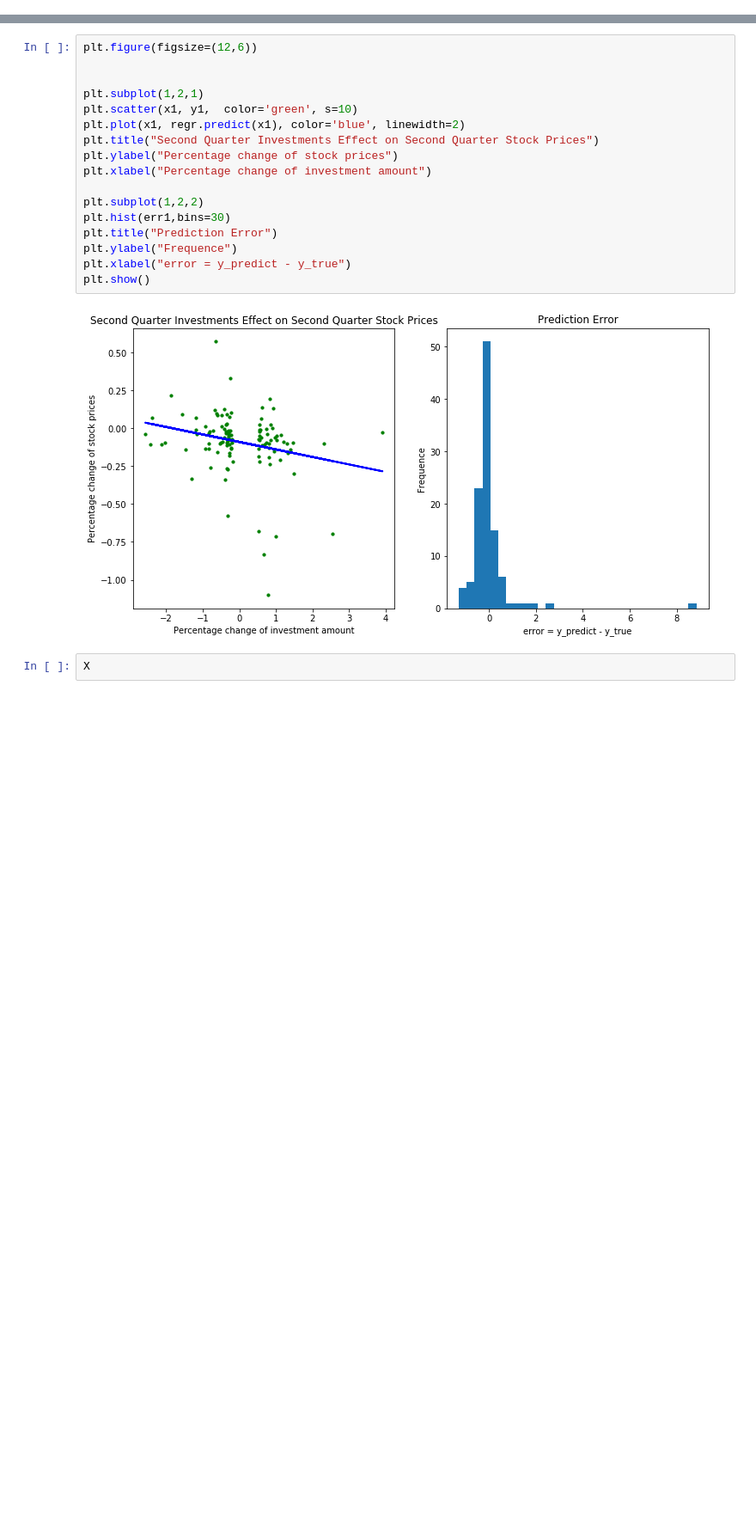
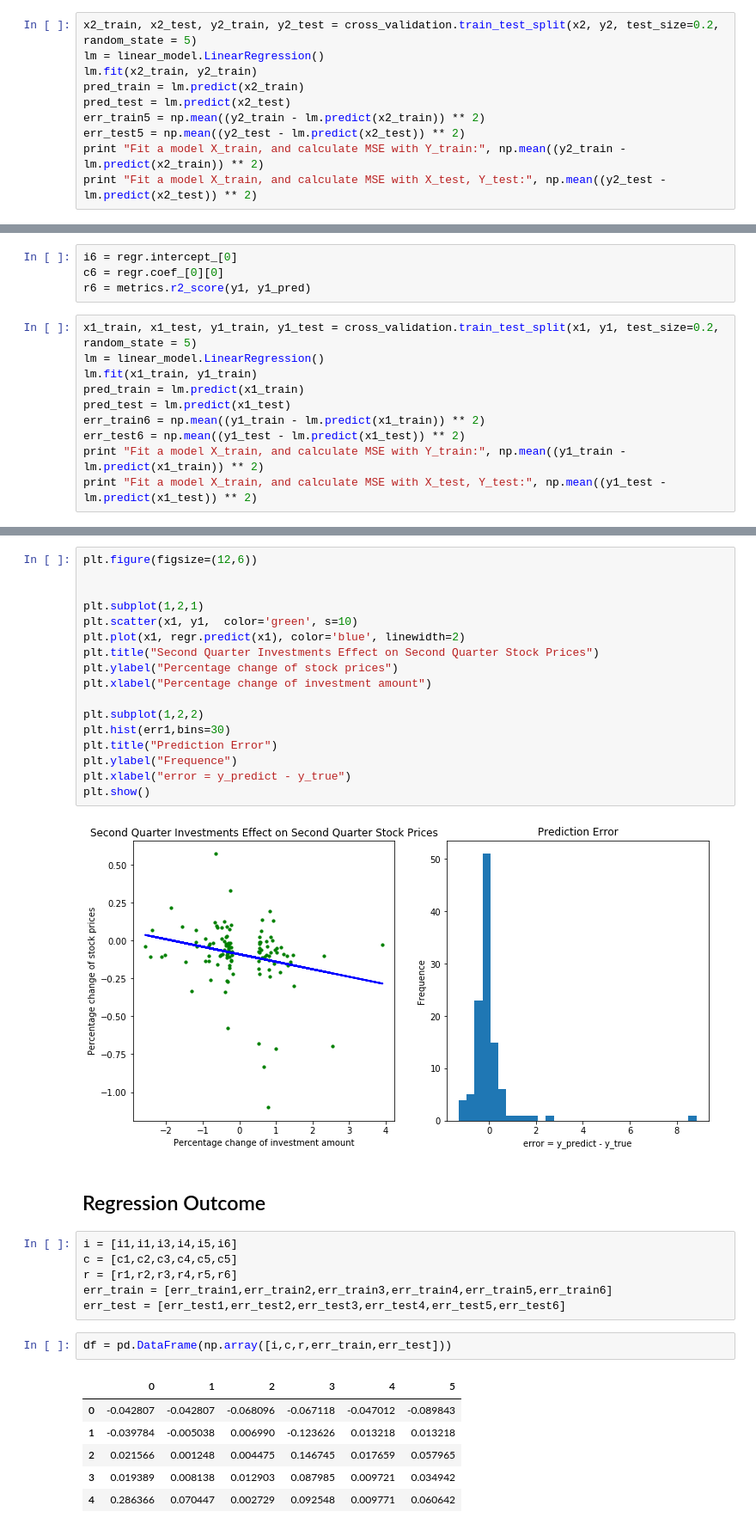
Before and after one commit to joyceccy/InfluentialInvestmentPrediction, a Jupyter notebook: RawData/LogRegression.ipynb, the cells around one changed output, grey strips where cells are left out. Shown: that part at 86% size. Cells and saved outputs as stored; diff of their text form; blank space fills up the shorter version.

Commit message:
add cross validation

```diff
--- a/RawData/LogRegression.ipynb
+++ b/RawData/LogRegression.ipynb
@@ -249,0 +324,10 @@ err5 = (err5 - np.mean(err5))/np.std(err5)
+# %%
+x2_train, x2_test, y2_train, y2_test = cross_validation.train_test_split(x2, y2, test_size=0.2, random_state = 5)
+lm = linear_model.LinearRegression()
+lm.fit(x2_train, y2_train)
+pred_train = lm.predict(x2_train)
+pred_test = lm.predict(x2_test)
+err_train5 = np.mean((y2_train - lm.predict(x2_train)) ** 2)
+err_test5 = np.mean((y2_test - lm.predict(x2_test)) ** 2)
+print "Fit a model X_train, and calculate MSE with Y_train:", np.mean((y2_train - lm.predict(x2_train)) ** 2)
+print "Fit a model X_train, and calculate MSE with X_test, Y_test:", np.mean((y2_test - lm.predict(x2_test)) ** 2)
@@ -305,3 +392,17 @@ y1_pred = regr.predict(x1)
 metrics.r2_score(y1, y1_pred)
 err6 = y1_pred - y1
 err6 = (err6 - np.mean(err6))/np.std(err6)
+# %%
+i6 = regr.intercept_[0]
+c6 = regr.coef_[0][0]
+r6 = metrics.r2_score(y1, y1_pred)
+# %%
+x1_train, x1_test, y1_train, y1_test = cross_validation.train_test_split(x1, y1, test_size=0.2, random_state = 5)
+lm = linear_model.LinearRegression()
+lm.fit(x1_train, y1_train)
+pred_train = lm.predict(x1_train)
+pred_test = lm.predict(x1_test)
+err_train6 = np.mean((y1_train - lm.predict(x1_train)) ** 2)
+err_test6 = np.mean((y1_test - lm.predict(x1_test)) ** 2)
+print "Fit a model X_train, and calculate MSE with Y_train:", np.mean((y1_train - lm.predict(x1_train)) ** 2)
+print "Fit a model X_train, and calculate MSE with X_test, Y_test:", np.mean((y1_test - lm.predict(x1_test)) ** 2)
@@ -324,5 +428,20 @@ plt.xlabel("error = y_predict - y_true")
 plt.show()
 # %% [output]
 [figure]
-# %%
-X
+# %% [markdown]
+## Regression Outcome
+# %%
+i = [i1,i1,i3,i4,i5,i6]
+c = [c1,c2,c3,c4,c5,c5]
+r = [r1,r2,r3,r4,r5,r6]
+err_train = [err_train1,err_train2,err_train3,err_train4,err_train5,err_train6]
+err_test = [err_test1,err_test2,err_test3,err_test4,err_test5,err_test6]
+# %%
+df = pd.DataFrame(np.array([i,c,r,err_train,err_test]))
+# %% [output]
+|  | 0 | 1 | 2 | 3 | 4 | 5 |
+| 0 | -0.042807 | -0.042807 | -0.068096 | -0.067118 | -0.047012 | -0.089843 |
+| 1 | -0.039784 | -0.005038 | 0.006990 | -0.123626 | 0.013218 | 0.013218 |
+| 2 | 0.021566 | 0.001248 | 0.004475 | 0.146745 | 0.017659 | 0.057965 |
+| 3 | 0.019389 | 0.008138 | 0.012903 | 0.087985 | 0.009721 | 0.034942 |
+| 4 | 0.286366 | 0.070447 | 0.002729 | 0.092548 | 0.009771 | 0.060642 |
```
Also changed, not shown: parts of 19 cells of this notebook.
